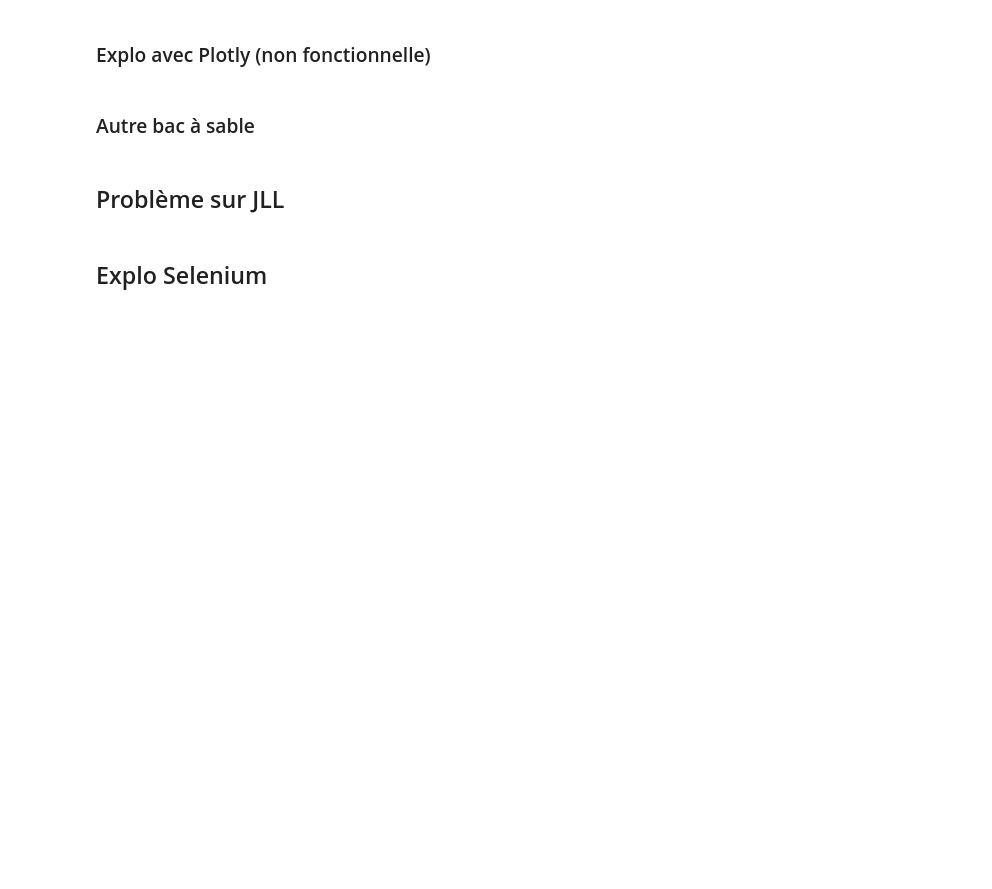
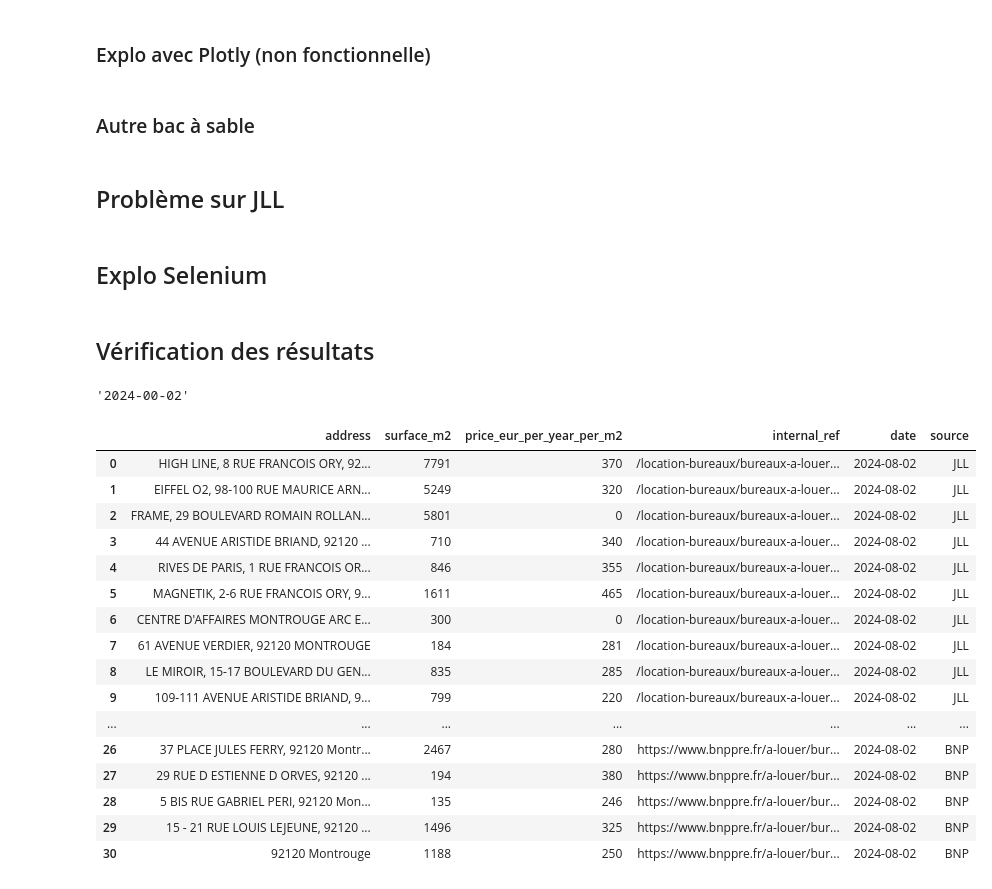
Before and after one commit to SoGar-code/suivi_immo, a Jupyter notebook: 00_scraping_immo.ipynb, the cells around one changed output. Cells and saved outputs as stored; diff of their text form; code cells hidden in the pictures; blank space fills up the shorter version.

```diff
--- a/00_scraping_immo.ipynb
+++ b/00_scraping_immo.ipynb
@@ -301,3 +313,5 @@ from jll_parser import parser
 output = parser(yo)
 # %%
 len(output[1])
+# %% [markdown]
+## Vérification des résultats
@@ -303,0 +322,30 @@ len(output[1])
+# %%
+today_str
+# %% [output]
+'2024-00-02'
+# %%
+from pathlib import Path
+import pandas as pd
+
+output_path = Path(".")/"data/bureaux_2024-08-02.xlsx"
+check_df = pd.read_excel(output_path, index_col=0)
+# %%
+check_df
+# %% [output]
+|  | address | surface_m2 | price_eur_per_year_per_m2 | internal_ref | date | source |
+| 0 | HIGH LINE, 8 RUE FRANCOIS ORY, 92... | 7791 | 370 | /location-bureaux/bureaux-a-louer... | 2024-08-02 | JLL |
+| 1 | EIFFEL O2, 98-100 RUE MAURICE ARN... | 5249 | 320 | /location-bureaux/bureaux-a-louer... | 2024-08-02 | JLL |
+| 2 | FRAME, 29 BOULEVARD ROMAIN ROLLAN... | 5801 | 0 | /location-bureaux/bureaux-a-louer... | 2024-08-02 | JLL |
+| 3 | 44 AVENUE ARISTIDE BRIAND, 92120 ... | 710 | 340 | /location-bureaux/bureaux-a-louer... | 2024-08-02 | JLL |
+| 4 | RIVES DE PARIS, 1 RUE FRANCOIS OR... | 846 | 355 | /location-bureaux/bureaux-a-louer... | 2024-08-02 | JLL |
+| 5 | MAGNETIK, 2-6 RUE FRANCOIS ORY, 9... | 1611 | 465 | /location-bureaux/bureaux-a-louer... | 2024-08-02 | JLL |
+| 6 | CENTRE D'AFFAIRES MONTROUGE ARC E... | 300 | 0 | /location-bureaux/bureaux-a-louer... | 2024-08-02 | JLL |
+| 7 | 61 AVENUE VERDIER, 92120 MONTROUGE | 184 | 281 | /location-bureaux/bureaux-a-louer... | 2024-08-02 | JLL |
+| 8 | LE MIROIR, 15-17 BOULEVARD DU GEN... | 835 | 285 | /location-bureaux/bureaux-a-louer... | 2024-08-02 | JLL |
+| 9 | 109-111 AVENUE ARISTIDE BRIAND, 9... | 799 | 220 | /location-bureaux/bureaux-a-louer... | 2024-08-02 | JLL |
+| ... | ... | ... | ... | ... | ... | ... |
+| 26 | 37 PLACE JULES FERRY, 92120 Montr... | 2467 | 280 | https://www.bnppre.fr/a-louer/bur... | 2024-08-02 | BNP |
+| 27 | 29 RUE D ESTIENNE D ORVES, 92120 ... | 194 | 380 | https://www.bnppre.fr/a-louer/bur... | 2024-08-02 | BNP |
+| 28 | 5 BIS RUE GABRIEL PERI, 92120 Mon... | 135 | 246 | https://www.bnppre.fr/a-louer/bur... | 2024-08-02 | BNP |
+| 29 | 15 - 21 RUE LOUIS LEJEUNE, 92120 ... | 1496 | 325 | https://www.bnppre.fr/a-louer/bur... | 2024-08-02 | BNP |
+| 30 | 92120 Montrouge | 1188 | 250 | https://www.bnppre.fr/a-louer/bur... | 2024-08-02 | BNP |
```
Also changed, not shown: parts of 4 cells of this notebook, 4 other files.
